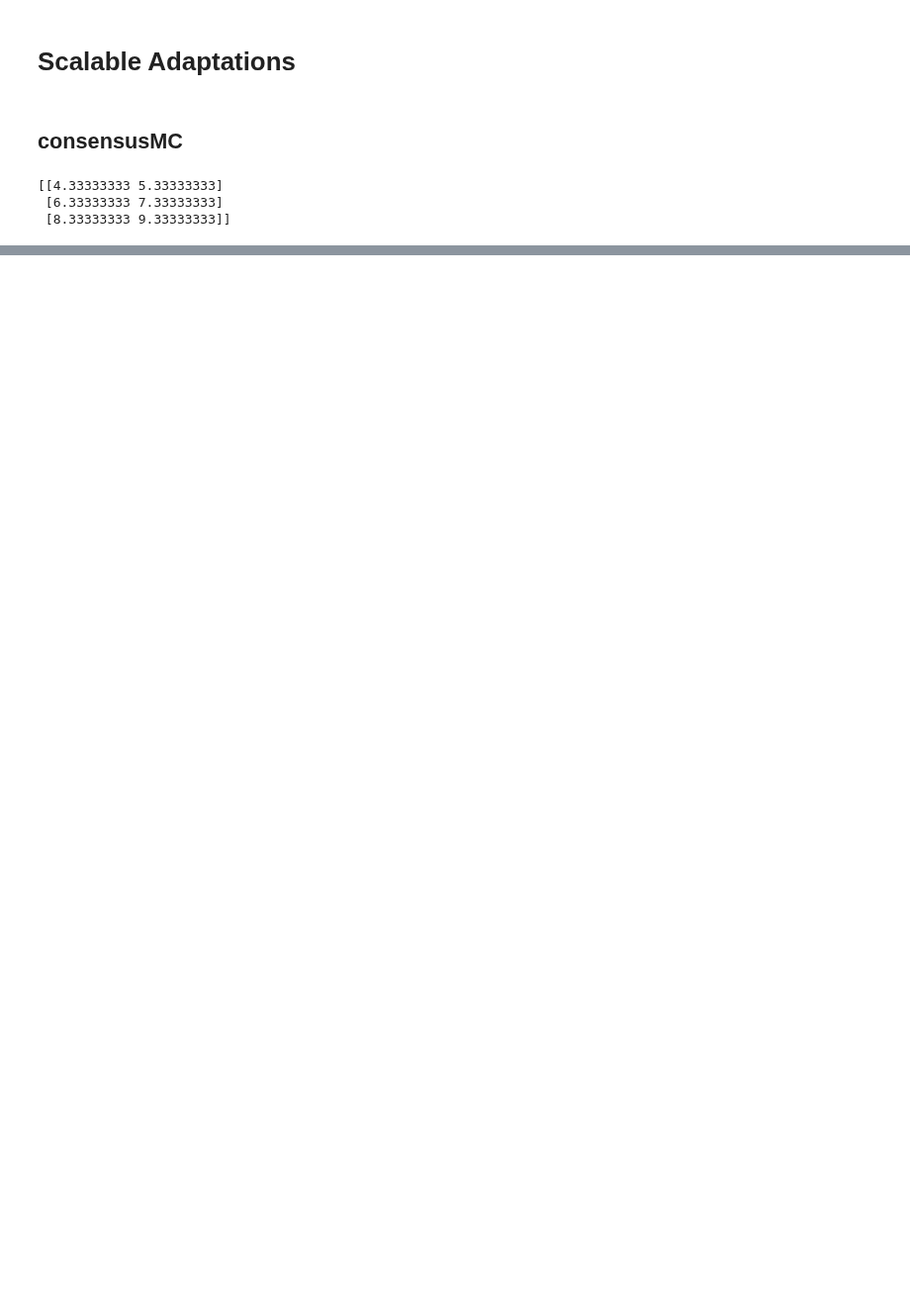
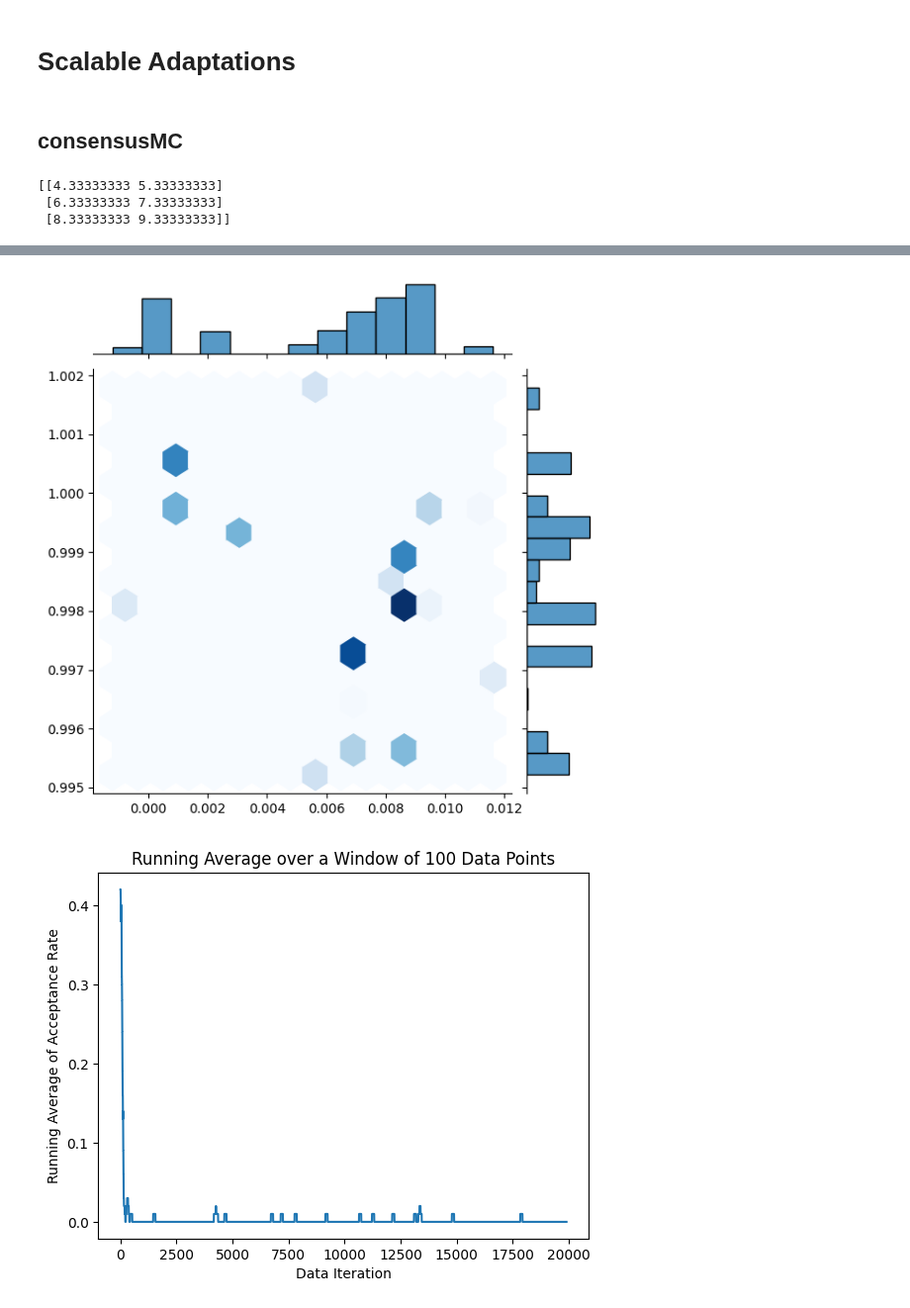
Before and after one commit to fnnrth/bt_MCMC_big_data, a Jupyter notebook: rundown_notebook.ipynb, the cells around one changed output, grey strips where cells are left out. Shown at 99% size. Saved outputs shown, nothing was run; the diff lists cells and outputs as text; code cells hidden in the pictures; blank space fills up the shorter version.

```diff
--- a/rundown_notebook.ipynb
+++ b/rundown_notebook.ipynb
@@ -330,0 +441,8 @@ plt_samples(plot_samples)
+# %%
+plot_samples = create_sample(samples, 1000,10)
+
+plt_samples(plot_samples)
+plot_running_average(accepted, 100)
+# %% [output]
+[figure, added]
+[figure, added]
```
Also changed, not shown: parts of 13 cells of this notebook.
